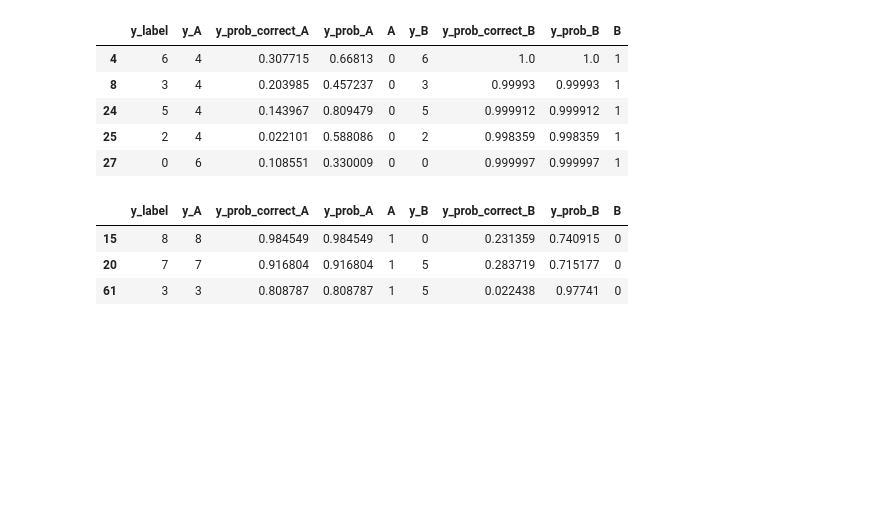
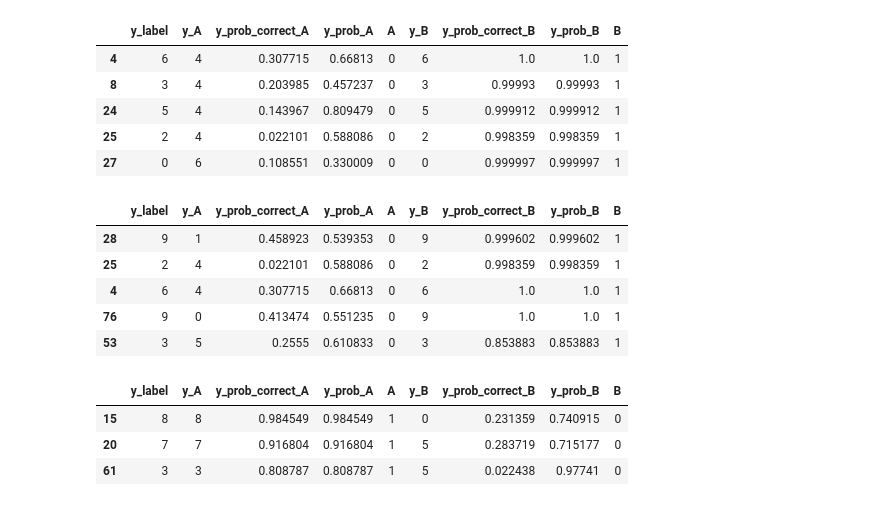
Before and after one commit to roldanjrgl/ml_project, a Jupyter notebook: notebooks/Cifar_perf_analysis_task4.ipynb, the cells around one changed output. Cells and saved outputs as stored; diff of their text form; code cells hidden in the pictures; blank space fills up the shorter version.

```diff
--- a/notebooks/Cifar_perf_analysis_task4.ipynb
+++ b/notebooks/Cifar_perf_analysis_task4.ipynb
@@ -283,6 +283,15 @@ A_wrong_B_correct.head()
 | 24 | 5 | 4 | 0.143967 | 0.809479 | 0 | 5 | 0.999912 | 0.999912 | 1 |
 | 25 | 2 | 4 | 0.022101 | 0.588086 | 0 | 2 | 0.998359 | 0.998359 | 1 |
 | 27 | 0 | 6 | 0.108551 | 0.330009 | 0 | 0 | 0.999997 | 0.999997 | 1 |
+# %%
+A_wrong_B_correct.sample(frac=1).head()
+# %% [output]
+|  | y_label | y_A | y_prob_correct_A | y_prob_A | A | y_B | y_prob_correct_B | y_prob_B | B |
+| 28 | 9 | 1 | 0.458923 | 0.539353 | 0 | 9 | 0.999602 | 0.999602 | 1 |
+| 25 | 2 | 4 | 0.022101 | 0.588086 | 0 | 2 | 0.998359 | 0.998359 | 1 |
+| 4 | 6 | 4 | 0.307715 | 0.66813 | 0 | 6 | 1.0 | 1.0 | 1 |
+| 76 | 9 | 0 | 0.413474 | 0.551235 | 0 | 9 | 1.0 | 1.0 | 1 |
+| 53 | 3 | 5 | 0.2555 | 0.610833 | 0 | 3 | 0.853883 | 0.853883 | 1 |
 # %%
 A_correct_B_wrong.head()
 # %% [output]
```
Also changed, not shown: parts of 2 cells of this notebook.
